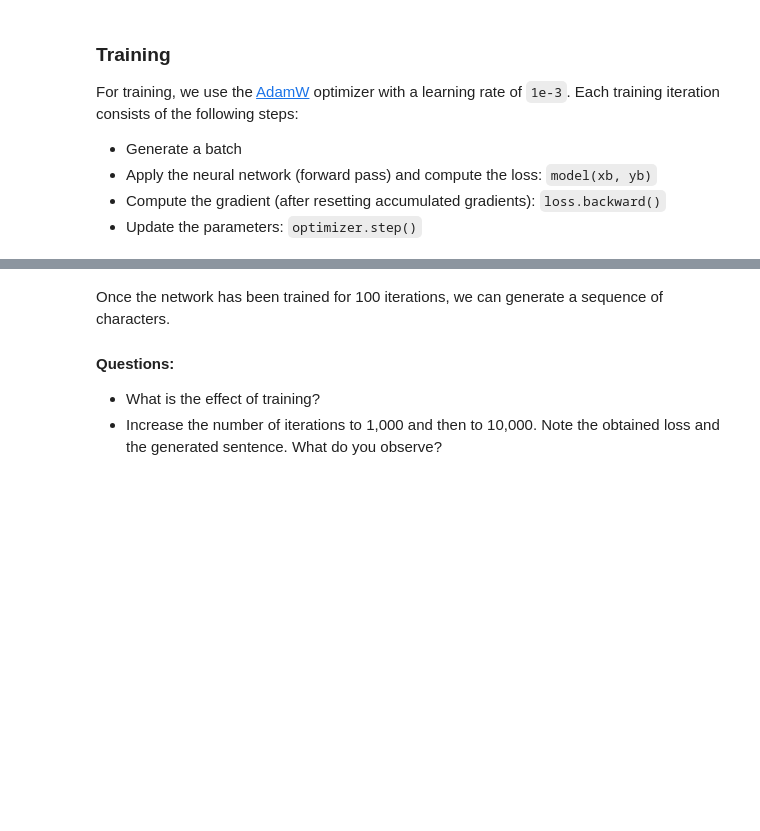
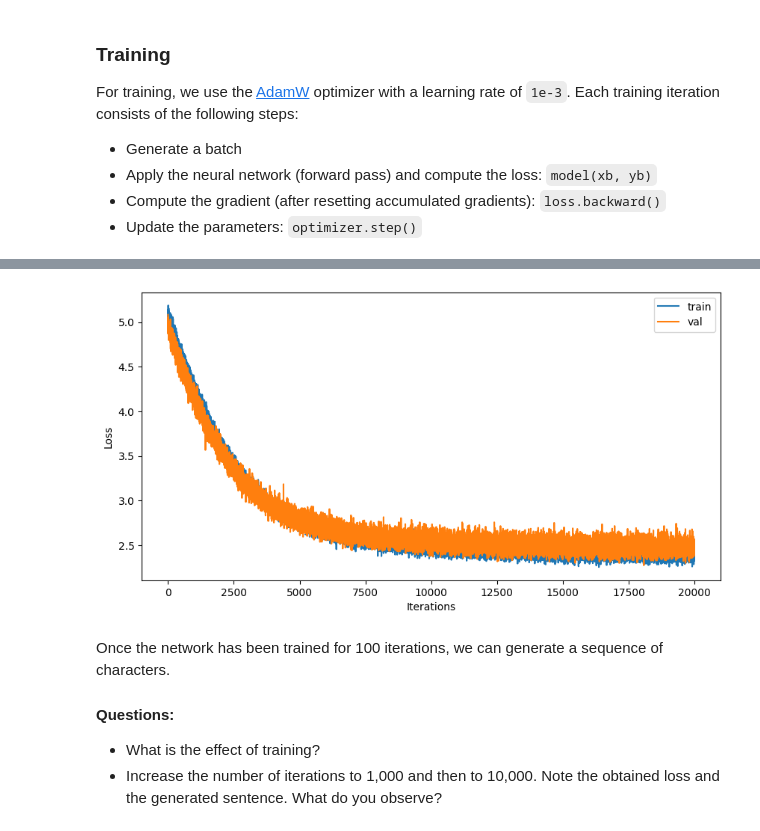
Before and after one commit to arazig/nlp-lab-language-models, a Jupyter notebook: language_model_EN.ipynb, the cells around one changed output, grey strips where cells are left out. Cells and saved outputs as stored; diff of their text form; code cells hidden in the pictures; blank space fills up the shorter version.

```diff
--- a/language_model_EN.ipynb
+++ b/language_model_EN.ipynb
@@ -169,14 +169,14 @@ device = 'cuda' if torch.cuda.is_available() else 'cpu'
 # Simple bigram model
 class BigramLanguageModel(nn.Module):
 
-    def __init__(self, vocab_size, embd_size=128):
+    def __init__(self, vocab_size):
         super().__init__()
         # we use a simple vocab_size times vocab_size tensor to store the probabilities
         # of each token given a single token as context in nn.Embedding
         # YOUR CODE HERE
 
-        self.probabilities_vector = nn.Embedding(vocab_size, embd_size)
-        self.linear = nn.Linear(embd_size, vocab_size)
+        self.probabilities_vector = nn.Embedding(vocab_size, vocab_size)
+        #self.linear = nn.Linear(embd_size, vocab_size)
         ##
 
     def forward(self, idx, targets=None):
@@ -185,7 +185,7 @@ class BigramLanguageModel(nn.Module):
         # YOUR CODE HERE
 
         logits = self.probabilities_vector(idx)
-        logits = self.linear(logits)
+        # logits = self.linear(logits)
 
         ##
 
@@ -223,8 +223,9 @@ class BigramLanguageModel(nn.Module):
             idx = torch.cat((idx, idx_next), dim=1) # (B, T+1)
         return idx
 
-vocab_size = 285222
+vocab_size = 101
 model = BigramLanguageModel(vocab_size)
+
 # send the model to device
 m = model.to(device)
 # %% [markdown]
@@ -288,11 +282,0 @@ KeyError: 180426
-# %%
-# create a mapping from characters to integers
-stoi = { ch:i for i,ch in enumerate(chars) }
-itos = { i:ch for i,ch in enumerate(chars) }
-encode = lambda s: [stoi[c] for c in s] # encoder: transform a string into a list of integers
-decode = lambda l: ''.join([itos[i] for i in l]) # decoder: transform a list of integers into a string
-
-
-# test that your encoder/decoder is coherent
-testString = "\nDemain, dès l'aube"
-assert decode(encode (testString)) ==  testString
@@ -306,10 +293,10 @@ For training, we use the [AdamW](https://pytorch.org/docs/stable/generated/torch
 - Compute the gradient (after resetting accumulated gradients): `loss.backward()`
 - Update the parameters: `optimizer.step()`
 # %%
-max_iters = 100
+max_iters = 200000
 batch_size = 4
 eval_interval = 10
-learning_rate = 1e-3
+learning_rate = 1e-4
 eval_iters = 20
 
 @torch.no_grad() # no gradient is computed here
@@ -334,12 +321,14 @@ m = model.to(device)
 # create a PyTorch optimizer
 optimizer = torch.optim.AdamW(model.parameters(), lr=learning_rate)
 
+loss_list = []
 for iter in range(max_iters):
 
     # every once in a while evaluate the loss on train and val sets
     if iter % eval_interval == 0:
         losses = estimate_loss()
         print(f"step {iter}: train loss {losses['train']:.4f}, val loss {losses['val']:.4f}")
+        loss_list.append((losses['train'], losses['val']))
 
     # sample a batch of data
     xb, yb = get_batch('train')
@@ -349,3 +338,9 @@ for iter in range(max_iters):
     optimizer.zero_grad(set_to_none=True)
     loss.backward()
     optimizer.step()
+
+    # toute les 1000 itérations, on génère du texte
+    if iter % 1000 == 0:
+        print (f'Generated text at iteration {iter}')
+        generated = m.generate(initial_prompt, 100)
+        print (decode(generated[0].tolist()))
@@ -352,3 +365,14 @@ for iter in range(max_iters):
+# %%
+#plot the loss from loss_list wich contain couple of train and val loss
+import matplotlib.pyplot as plt
+plt.figure(figsize=(10,5))
+plt.plot(loss_list)
+plt.legend(['train', 'val'])
+plt.xlabel('Iterations')
+plt.ylabel('Loss')
+plt.show()
+# %% [output]
+[figure, added]
 # %% [markdown]
 Once the network has been trained for 100 iterations, we can generate a sequence of characters.
 
```
Also changed, not shown: parts of 13 cells of this notebook, 1 other file.
